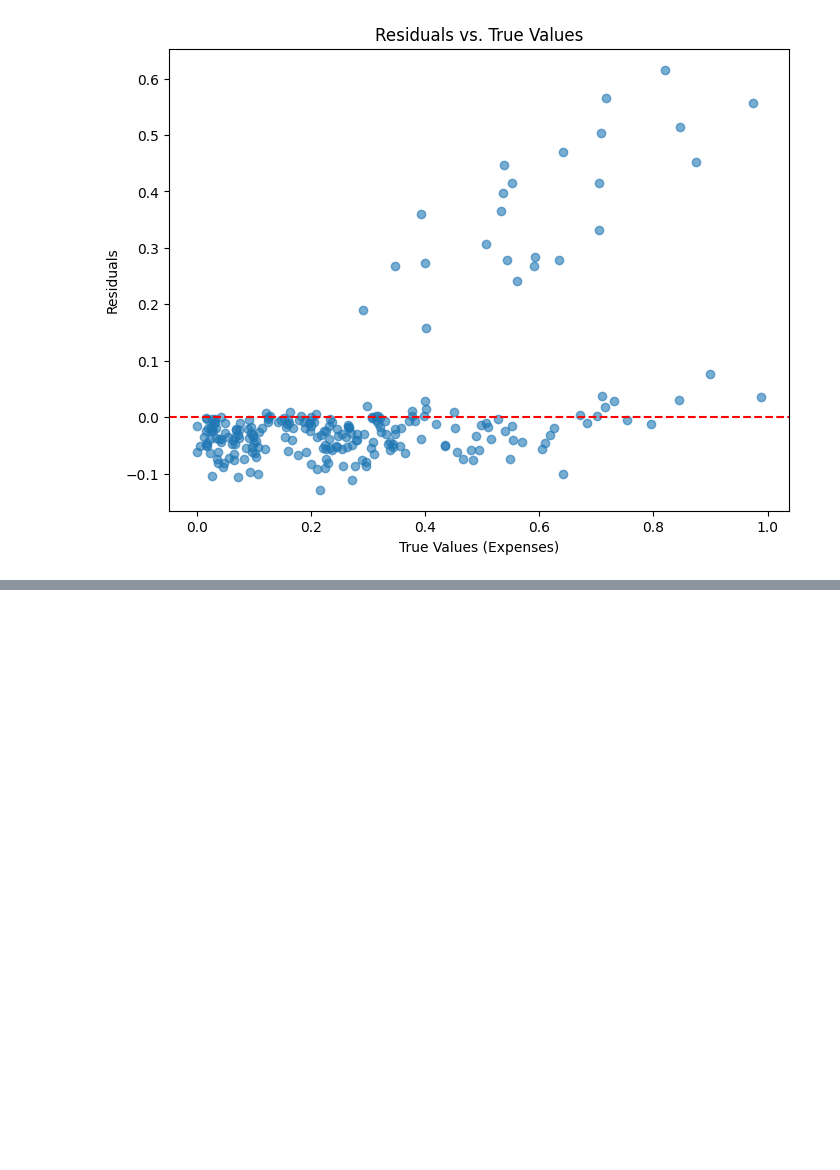
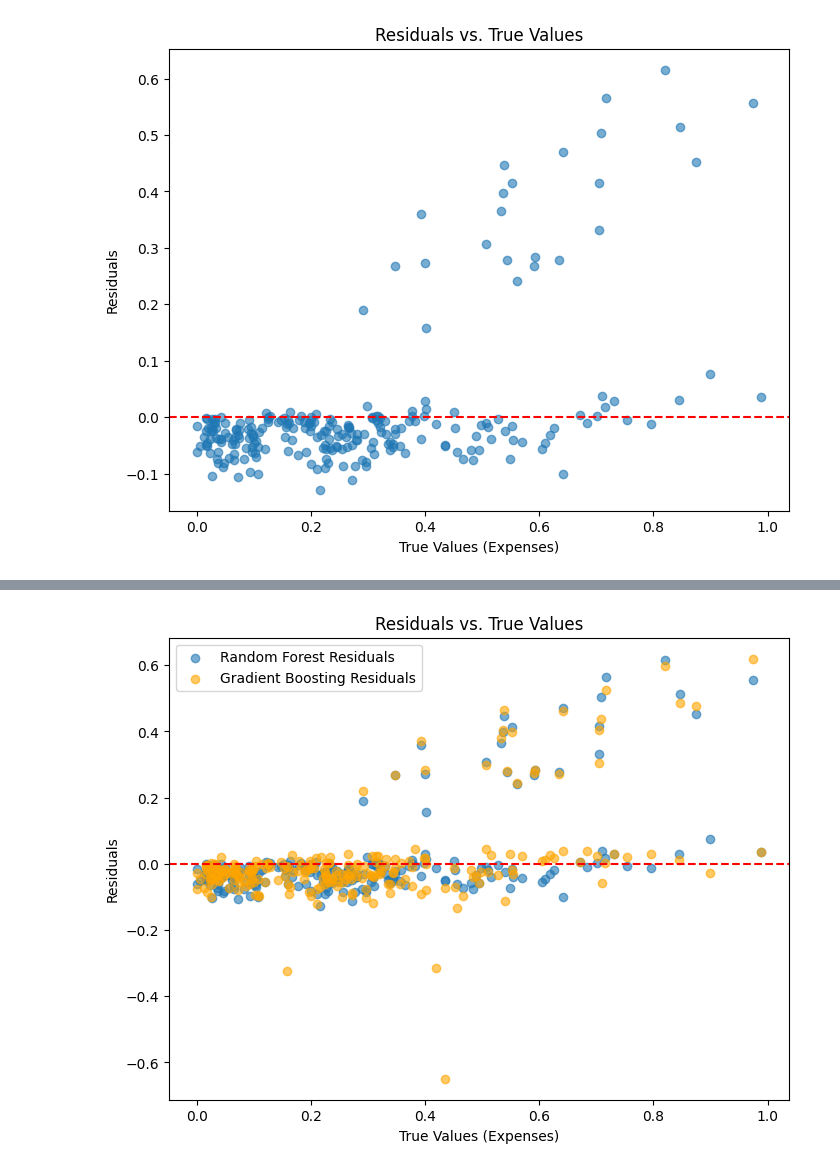
Before and after one commit to simbouch/regression, a Jupyter notebook: notebooks/regression.ipynb, the cells around one changed output, grey strips where cells are left out. Drawn from its saved outputs; the diff is of its cells as text; code cells hidden in the pictures; blank space fills up the shorter version.

```diff
--- a/notebooks/regression.ipynb
+++ b/notebooks/regression.ipynb
@@ -508,0 +540,80 @@ Residual Analysis...
+# %%
+from sklearn.ensemble import GradientBoostingRegressor
+
+# Updated Pipeline with Feature Importance and Gradient Boosting
+def enhanced_pipeline(X_train, X_test, y_train, y_test):
+    # Feature Engineering: Adding Interaction Features
+    print("\nAdding Interaction Features...")
+    X_train['bmi_smoker'] = X_train['bmi'] * X_train['smoker_yes']
+    X_test['bmi_smoker'] = X_test['bmi'] * X_test['smoker_yes']
+
+    # Log Transform the Target Variable
+    print("Applying Log Transformation to Target Variable...")
+    y_train_log = np.log1p(y_train)  # log(1 + y) to handle zero values
+    y_test_log = np.log1p(y_test)
+
+    # Train a Random Forest Regressor with Hyperparameter Tuning
+    print("\nTuning Random Forest Hyperparameters...")
+    rf_model = RandomForestRegressor(random_state=42)
+    param_grid = {
+        'n_estimators': [50, 100, 200],
+        'max_depth': [None, 10, 20],
+        'min_samples_split': [2, 5, 10],
+        'min_samples_leaf': [1, 2, 4],
+    }
+    grid_search = GridSearchCV(rf_model, param_grid, cv=3, scoring='r2', verbose=1, n_jobs=-1)
+    grid_search.fit(X_train, y_train_log)
+
+    # Best Random Forest Model
+    best_rf_model = grid_search.best_estimator_
+    print("\nBest Parameters for Random Forest:", grid_search.best_params_)
+
+    # Predictions and Evaluation for Random Forest
+    y_pred_test_rf = best_rf_model.predict(X_test)
+    y_pred_test_rf_exp = np.expm1(y_pred_test_rf)
+    y_test_exp = np.expm1(y_test_log)
+
+    print("\nRandom Forest Model Evaluation:")
+    print(f"R² Score (Original Scale): {r2_score(y_test_exp, y_pred_test_rf_exp):.2f}")
+    print(f"Mean Squared Error (MSE): {mean_squared_error(y_test_exp, y_pred_test_rf_exp):.2f}")
+
+    # Train a Gradient Boosting Regressor
+    print("\nTraining Gradient Boosting Regressor...")
+    gbr_model = GradientBoostingRegressor(random_state=42, n_estimators=200, max_depth=3, learning_rate=0.1)
+    gbr_model.fit(X_train, y_train_log)
+
+    # Predictions and Evaluation for Gradient Boosting
+    y_pred_test_gbr = gbr_model.predict(X_test)
+    y_pred_test_gbr_exp = np.expm1(y_pred_test_gbr)
+
+    print("\nGradient Boosting Model Evaluation:")
+    print(f"R² Score (Original Scale): {r2_score(y_test_exp, y_pred_test_gbr_exp):.2f}")
+    print(f"Mean Squared Error (MSE): {mean_squared_error(y_test_exp, y_pred_test_gbr_exp):.2f}")
+
+    # Feature Importance Analysis
+    print("\nFeature Importance (Random Forest):")
+    feature_importances = best_rf_model.feature_importances_
+    feature_names = X_train.columns
+    sorted_indices = feature_importances.argsort()[::-1]
+
+    print("Top Features:")
+    for idx in sorted_indices[:10]:  # Display top 10 features
+        print(f"{feature_names[idx]}: {feature_importances[idx]:.4f}")
+
+    # Residual Analysis
+    print("\nResidual Analysis...")
+    residuals_rf = y_test_exp - y_pred_test_rf_exp
+    plt.figure(figsize=(8, 6))
+    plt.scatter(y_test_exp, residuals_rf, alpha=0.6, label="Random Forest Residuals")
+    residuals_gbr = y_test_exp - y_pred_test_gbr_exp
+    plt.scatter(y_test_exp, residuals_gbr, alpha=0.6, label="Gradient Boosting Residuals", color='orange')
+    plt.axhline(0, color='red', linestyle='--')
+    plt.title("Residuals vs. True Values")
+    plt.xlabel("True Values (Expenses)")
+    plt.ylabel("Residuals")
+    plt.legend()
+    plt.show()
+
+# Run the enhanced pipeline
+enhanced_pipeline(X_train, X_test, y_train, y_test)
+# %% [output]
@@ -508,0 +637 @@ Residual Analysis...
+[figure, added]
```
Also changed, not shown: parts of 19 cells of this notebook, 7 other files.
